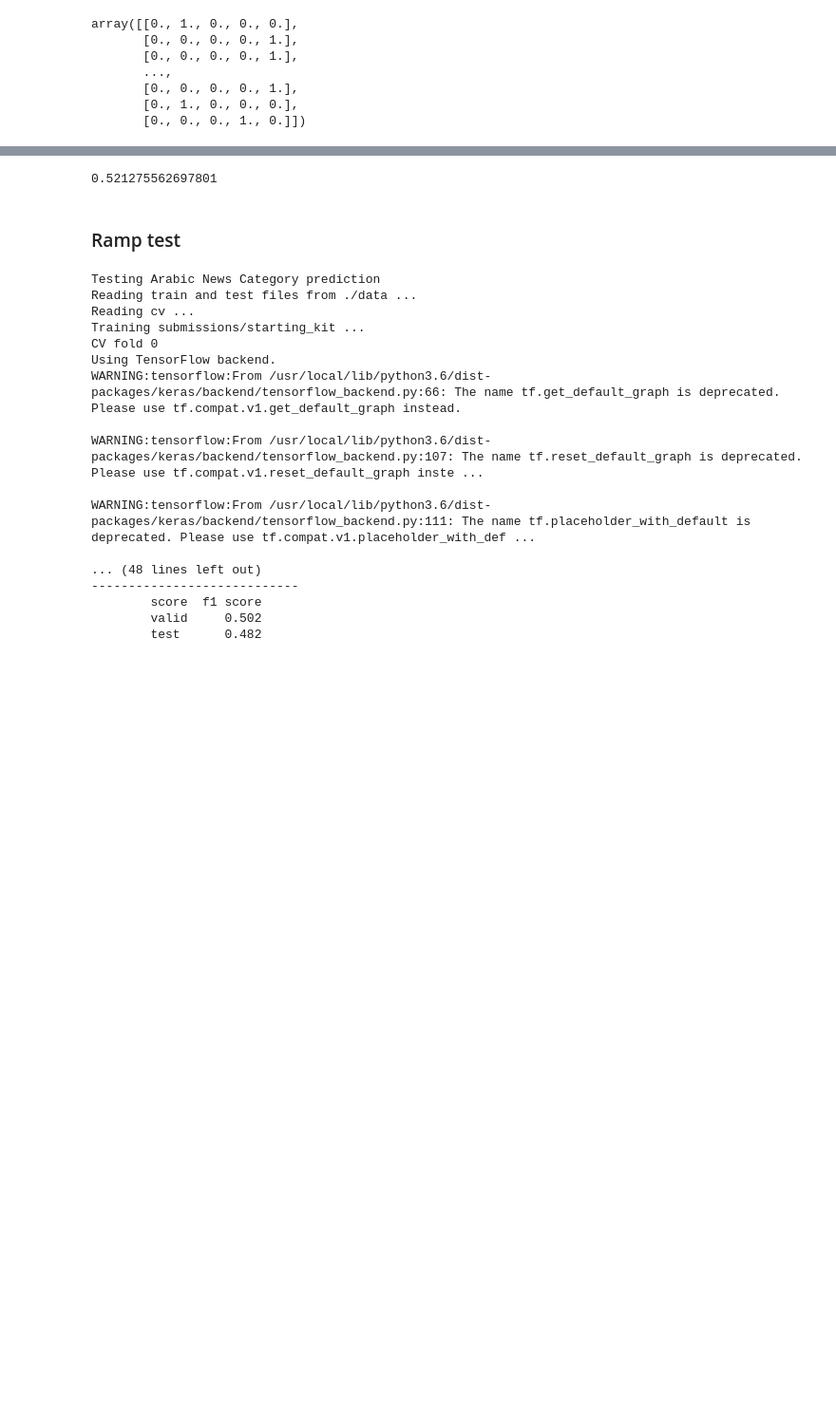
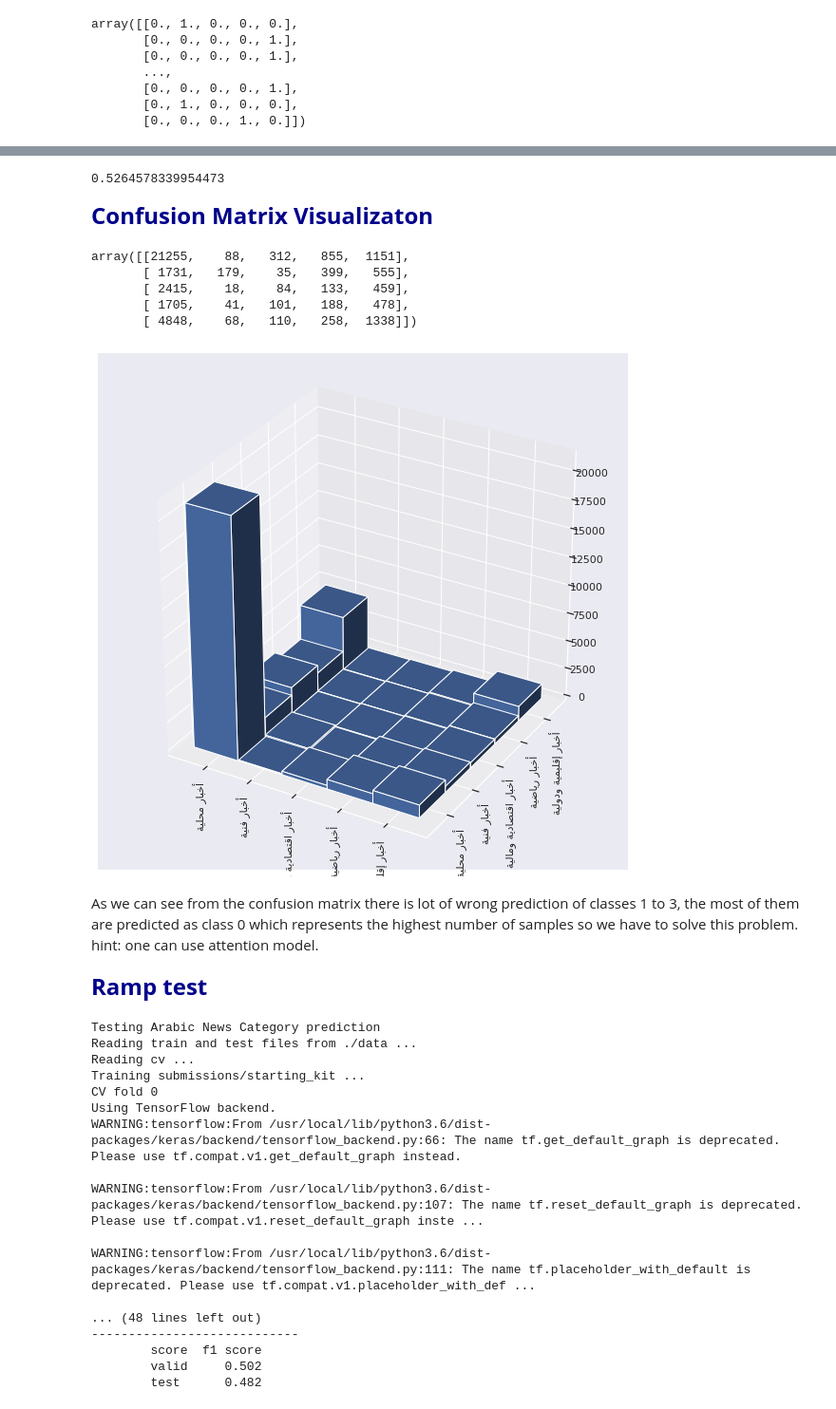
Before and after one commit to hadi-abdine/ArabicNewsCategoryPrediction, a Jupyter notebook: ArabicNewsCategoryPrediction_starting_kit.ipynb, the cells around one changed output, grey strips where cells are left out. Shown: that part at 95% size. Cells and saved outputs as stored; diff of their text form; code cells hidden in the pictures; blank space fills up the shorter version.

```diff
--- a/ArabicNewsCategoryPrediction_starting_kit.ipynb
+++ b/ArabicNewsCategoryPrediction_starting_kit.ipynb
@@ -254,5 +556,5 @@ def clean_txt(sent):
     text = re.sub(arabic_diacritics, '', text)
     text = ''.join(c for c in text if not ud.category(c).startswith('P') and not c.isdigit())
     res = re.sub(' +', ' ', text)
-    return [w for w in text.split() if w not in stps_arabic]
+    return [w for w in res.split() if w not in stps_arabic]
 # %% [markdown]
@@ -442,15 +746,15 @@ def create_model():
     # create model
     model = Sequential()
     model.add(Embedding(vocab_size, EMBEDDING_DIM, input_length=MAX_SEQUENCE_LENGTH))
-    model.add(SpatialDropout1D(0.2))
-    model.add(LSTM(100, dropout=0.2, recurrent_dropout=0.2))
+    model.add(Dropout(0.3))
+    model.add(LSTM(32))
     model.add(Dense(5, activation='softmax'))
     # Compile model
     model.compile(loss='categorical_crossentropy', optimizer='adam', metrics=['accuracy'])
     return model
 
 epochs = 5
-batch_size = 64
+batch_size = 32
 # %%
 from keras.wrappers.scikit_learn import KerasClassifier
-model = KerasClassifier(build_fn=create_model, epochs=epochs, batch_size=batch_size, verbose=0)
+model = KerasClassifier(build_fn=create_model, epochs=epochs, batch_size=batch_size)
@@ -510,9 +830,73 @@ X_test = text_preprocessor.fit_transform(X_test)
 # %%
 f1_score(y_test, model.predict(X_test), average='weighted')
 # %% [output]
-0.521275562697801
+0.5264578339954473
-# %% [markdown]
-### Ramp test
+# %% [markdown]
+<b><font size="5" color="DarkBlue" face="Courier New"> Confusion Matrix Visualizaton</font></b>
+# %%
+from sklearn.metrics import confusion_matrix
+cm = confusion_matrix(y_test, model.predict(X_test))
+cm
+# %% [output]
+array([[21255,    88,   312,   855,  1151],
+       [ 1731,   179,    35,   399,   555],
+       [ 2415,    18,    84,   133,   459],
+       [ 1705,    41,   101,   188,   478],
+       [ 4848,    68,   110,   258,  1338]])
+# %%
+from mpl_toolkits.mplot3d import Axes3D
+import matplotlib.pyplot as plt
+import numpy as np
+#
+# Assuming you have "2D" dataset like the following that you need
+# to plot.
+#
+data_2d = cm
+#
+# Create a figure for plotting the data as a 3D histogram.
+#
+fig = plt.figure(figsize=(10, 10))
+ax = fig.add_subplot(111, projection='3d')
+#
+# Create an X-Y mesh of the same dimension as the 2D data. You can
+# think of this as the floor of the plot.
+#
+lx= len(data_2d[0])            # Work out matrix dimensions
+ly= len(data_2d[:,0])
+xpos = np.arange(0,lx,1)    # Set up a mesh of positions
+ypos = np.arange(0,ly,1)
+x_data, y_data = np.meshgrid(xpos+0.5, ypos+0.5)
+
+#
+# Flatten out the arrays so that they may be passed to "ax.bar3d".
+# Basically, ax.bar3d expects three one-dimensional arrays:
+# x_data, y_data, z_data. The following call boils down to picking
+# one entry from each array and plotting a bar to from
+# (x_data[i], y_data[i], 0) to (x_data[i], y_data[i], z_data[i]).
+#
+x_data = x_data.flatten()
+y_data = y_data.flatten()
+z_data = data_array.flatten()
+ax.bar3d( x_data,
+          y_data,
+          np.zeros(len(z_data)),
+          1, 1, z_data )
+#
+# Finally, display the plot.
+#
+ticksx = np.arange(1, 6, 1)
+plt.xticks(ticksx, labels_arab, rotation=90)
+
+ticksy = np.arange(1, 6, 1)
+plt.yticks(ticksy, labels_arab, rotation=90)
+plt.show()
+# %% [output]
+[figure, added]
+# %% [markdown]
+As we can see from the confusion matrix there is lot of wrong prediction of classes 1 to 3, the most of them are predicted as class 0 which represents the highest number of samples so we have to solve this problem.<br>
+hint: one can use attention model.
+# %% [markdown]
+<b><font size="5" color="DarkBlue" face="Courier New"> Ramp test</font></b>
 # %%
 !ramp_test_submission
 # %% [output]
```
Also changed, not shown: parts of 74 cells of this notebook, 15 other files.
